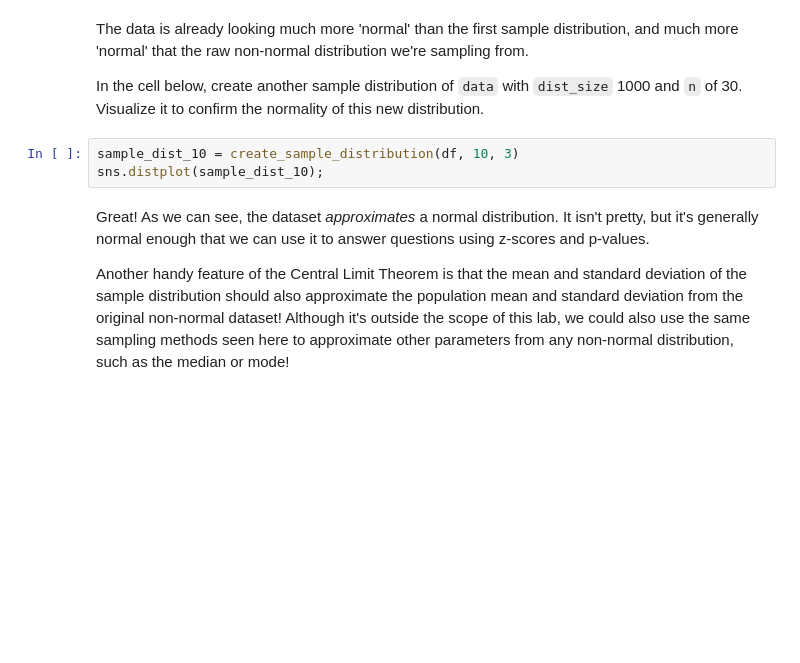
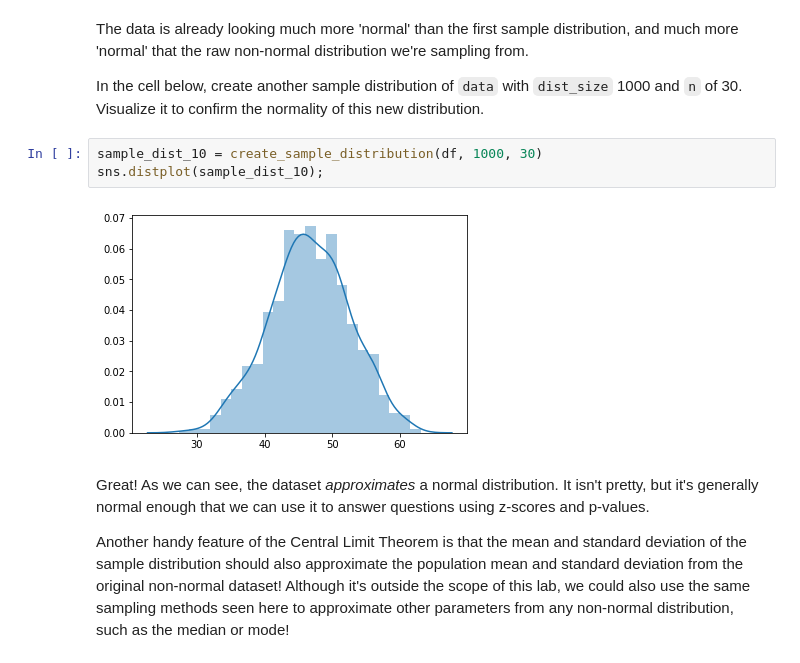
Before and after one commit to NomexHq/dsc-2-19-13-central-limit-theorem-lab-nyc-ds-career-031119, a Jupyter notebook: index.ipynb, the cells around one changed output. Cells and saved outputs as stored; diff of their text form; blank space fills up the shorter version.

```diff
--- a/index.ipynb
+++ b/index.ipynb
@@ -135,8 +135,10 @@ The data is already looking much more 'normal' than the first sample distributio
 
 In the cell below, create another sample distribution of `data` with `dist_size` 1000 and `n` of 30.  Visualize it to confirm the normality of this new distribution.
 # %%
-sample_dist_10 = create_sample_distribution(df, 10, 3)
+sample_dist_10 = create_sample_distribution(df, 1000, 30)
 sns.distplot(sample_dist_10);
+# %% [output]
+[figure, added]
 # %% [markdown]
 Great! As we can see, the dataset _approximates_ a normal distribution. It isn't pretty, but it's generally normal enough that we can use it to answer questions using z-scores and p-values.
 
```
